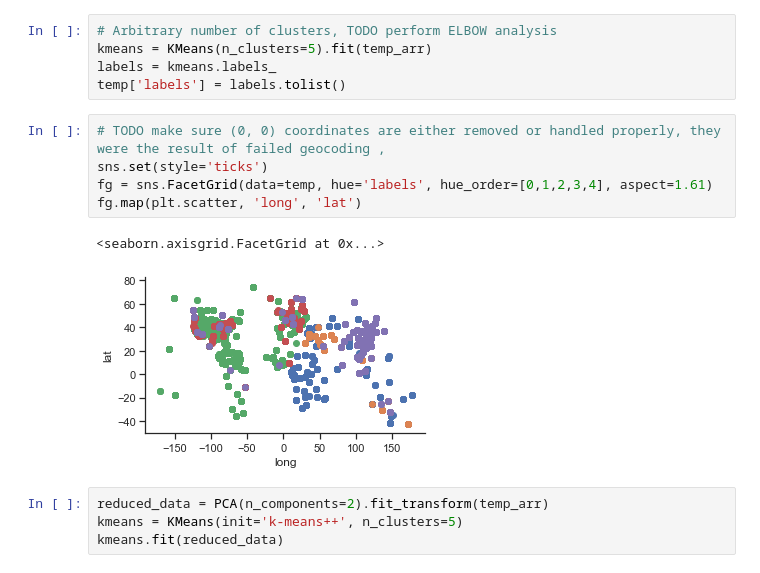
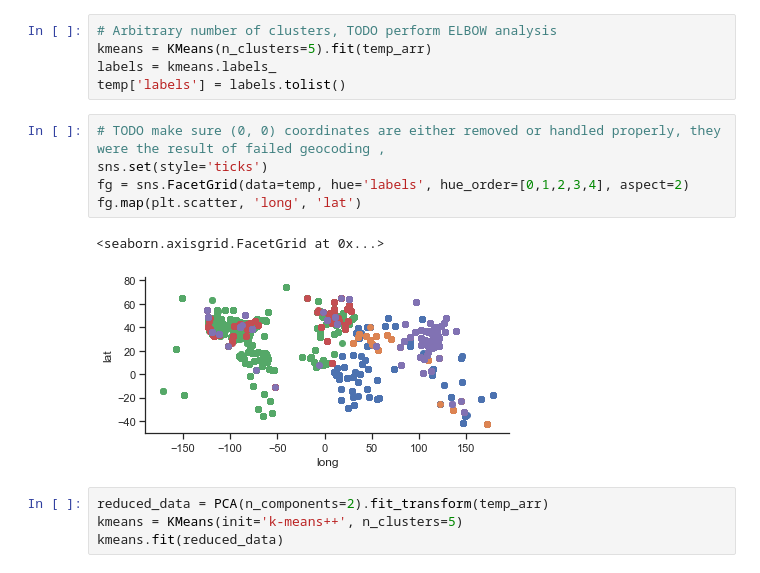
Before and after one commit to yangjunqingqiao/Covid-19-Analysis, a Jupyter notebook: initial_exploration.ipynb, the cells around one changed output. Cells and saved outputs as stored; diff of their text form.

```diff
--- a/initial_exploration.ipynb
+++ b/initial_exploration.ipynb
@@ -117,11 +129,11 @@ temp['labels'] = labels.tolist()
 # %%
 # TODO make sure (0, 0) coordinates are either removed or handled properly, they were the result of failed geocoding ,
 sns.set(style='ticks')
-fg = sns.FacetGrid(data=temp, hue='labels', hue_order=[0,1,2,3,4], aspect=1.61)
+fg = sns.FacetGrid(data=temp, hue='labels', hue_order=[0,1,2,3,4], aspect=2)
 fg.map(plt.scatter, 'long', 'lat')
 # %% [output]
 <seaborn.axisgrid.FacetGrid at 0x...>
-[figure, old version]
+[figure, new version]
 # %%
 reduced_data = PCA(n_components=2).fit_transform(temp_arr)
 kmeans = KMeans(init='k-means++', n_clusters=5)
```
Also changed, not shown: parts of 3 cells of this notebook.
